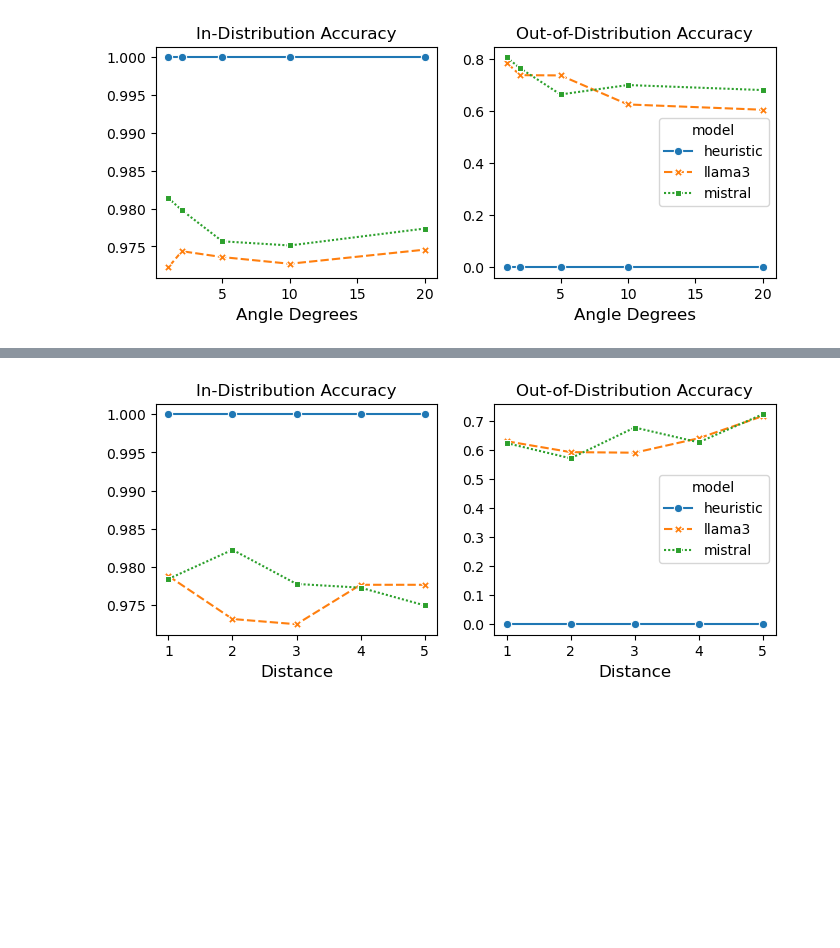
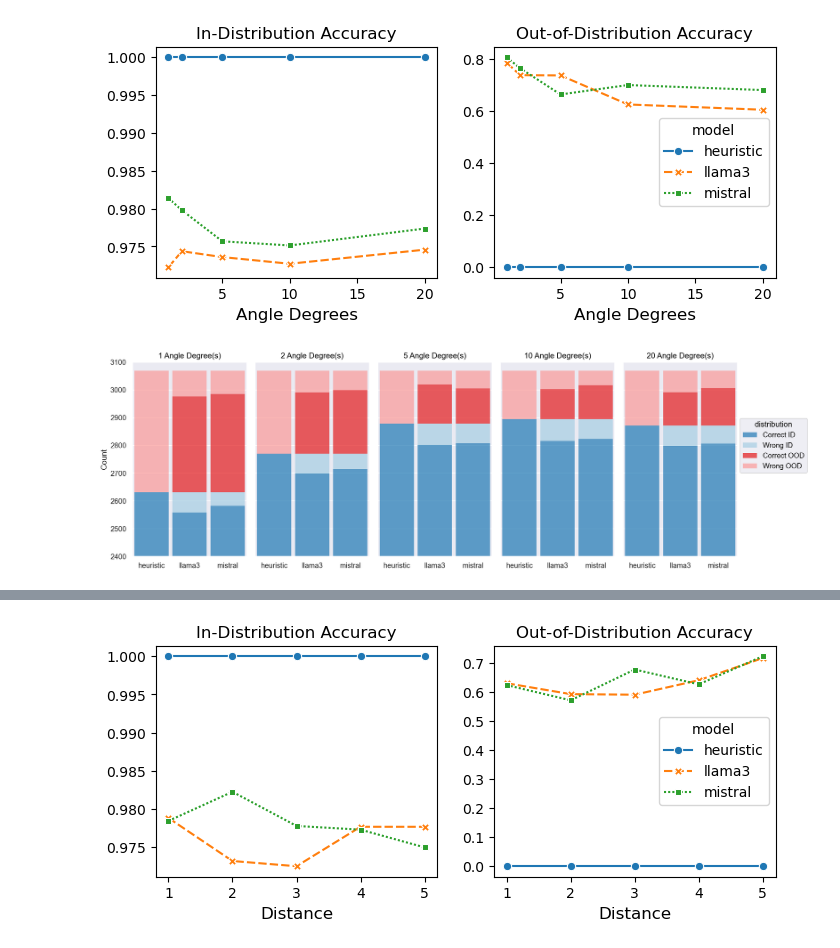
Before and after one commit to BeanHam/2024-spatial-data-integration, a Jupyter notebook: inference_results/inference_results.ipynb, the cells around one changed output, grey strips where cells are left out. Cells and saved outputs as stored; diff of their text form; code cells hidden in the pictures; blank space fills up the shorter version.

Commit message:
completed error analysis & visualization

```diff
--- a/inference_results/inference_results.ipynb
+++ b/inference_results/inference_results.ipynb
@@ -61,7 +58,6 @@ ds = load_dataset("beanham/spatial_join_dataset")
 test=ds['test']
 models=['heuristic','llama3','mistral']
 metric_names=['degree', 'distance']
-predictions={}
 results=[]
 for model in models:
     for metric_name in metric_names:
@@ -70,11 +66,15 @@ for model in models:
         elif metric_name=='distance':
             metric_values=[1,2,3,4,5]
         for metric_value in metric_values:
-            pred,acc,fpr,fnr,id_acc,ood_acc=post_processing(test, model,metric_name,metric_value)
-            results.append([model, metric_name, metric_value, acc,fpr,fnr,id_acc,ood_acc])
-            predictions[f'{model}_{metric_name}_{metric_value}']=pred
-results=pd.DataFrame(results, columns=['model','metric','metric_value','acc','fpr','fnr','id_acc','ood_acc'])
-results['metric_index']=[f'metric_{i}'for i in range(1,6)]*6
+            data,id_data,ood_data=post_processing(test,model,metric_name,metric_value)
+            acc,fpr,fnr=metric_calculation(data)
+            id_acc,_,_=metric_calculation(id_data)
+            ood_acc,_,_=metric_calculation(ood_data)
+            results.append([model, metric_name, metric_value, acc,fpr,fnr,len(id_data),id_acc,len(ood_data),ood_acc])
+results=pd.DataFrame(results, columns=['model','metric','metric_value','acc','fpr','fnr','id_count','id_acc','ood_count','ood_acc'])
+results['total_count']=[len(test)]*len(results)
+results['id_correct_count']=results.id_count.values*results.id_acc.values
+results['ood_correct_count']=results.ood_count.values*results.ood_acc.values
 degree_results=results[results['metric']=='degree'].reset_index(drop=True)
 distance_results=results[results['metric']=='distance'].reset_index(drop=True)
 # %% [markdown]
@@ -144,0 +182,22 @@ pass
+# %%
+palette=list(sns.color_palette("Paired"))
+(
+    so.Plot(degree_vis, x="method", color="distribution",)
+    .layout(size=(14, 5))
+    .add(
+        so.Bar(edgealpha=0,width=0.9),
+        so.Count(),
+        so.Stack()
+    )
+    .scale(color=[palette[1],palette[0],palette[5],palette[4]])
+    .facet("metric")
+    .limit(y=(2400, 3100))
+    .label(
+        y="Count",
+        x="",
+        title="{} Angle Degree(s)".format,
+        legend="dasdasdaad"
+    )
+)
+# %% [output]
+[figure, added]
```
Also changed, not shown: parts of 11 cells of this notebook, 1 other file.
